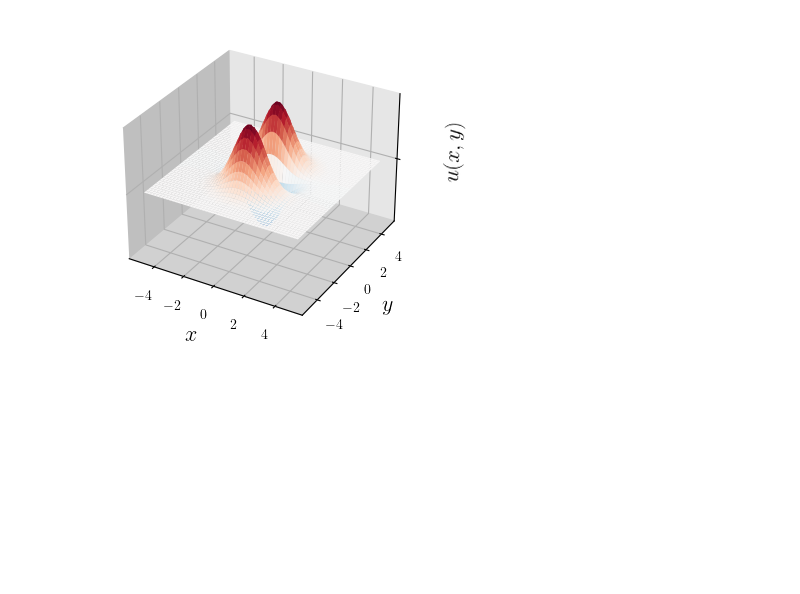
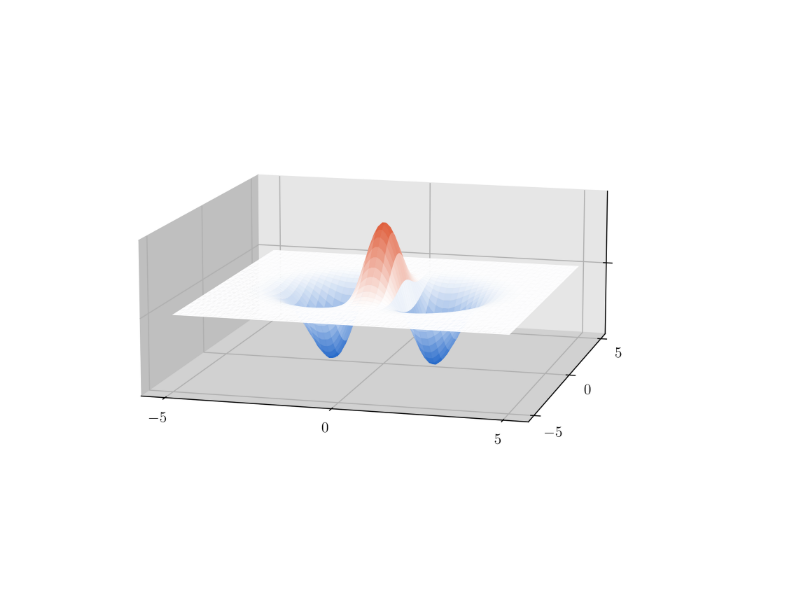
Before and after one commit to toonijn/PhD-thesis, a Jupyter notebook: img/chapter3/counting/woven.ipynb, the cells around one changed output. Drawn from its saved outputs; the diff is of its cells as text; code cells hidden in the pictures; blank space fills up the shorter version.

```diff
--- a/img/chapter3/counting/woven.ipynb
+++ b/img/chapter3/counting/woven.ipynb
@@ -9,7 +10,7 @@ V = lambda x, y: x*x + y*y
 s = Schrodinger2D(V, Rectangle(-5.5,5.5, -5.5,5.5), gridSize=[41,41], maxBasisSize=32)
 eigenfunctions = s.eigenfunctions(12)
 # %%
-xs = np.linspace(-5, 5, 200)
+xs = np.linspace(-5, 5, 100)
 ys = xs
 
 X, Y = np.meshgrid(xs, ys)
@@ -79,28 +80,28 @@ fig.savefig("harmonic.pdf", bbox_inches="tight")
 [figure]
 # %%
 import matplotlib.pyplot as plt
-from matplotlib.ticker import LinearLocator, StrMethodFormatter
 
-fig, ax = plt.subplots(1, 1,subplot_kw=dict(projection='3d'), figsize=(8, 4))
+fig, ax = plt.subplots(1, 1,subplot_kw=dict(projection='3d'), figsize=(8, 8), dpi=300)
 
-ax.w_xaxis.set_pane_color((.75, .75, .75, 1.0))
-ax.w_yaxis.set_pane_color((.9, .9, .9, 1.0))
-ax.w_zaxis.set_pane_color((.82, .82, .82, 1.0))
+ax.set_box_aspect((1, 1, 0.4))
+ugent.style_3d(ax)
 
-Z = fss[4]
+fs1 = 12
+Z = -fss[5]
 X, Y = np.meshgrid(xs, ys)
+ax.set_xticks([-5,0,5])
+ax.set_xticklabels(["$-5$", "$0$", "$5$"], fontsize=fs1)
+ax.set_yticks([-5,0,5])
+ax.set_yticklabels(["$-5$", "$0$", "$5$"], fontsize=fs1)
+
 ax.set_zlim(-1, 1)
-ax.zaxis.set_major_locator(LinearLocator(3))
-ax.xaxis.set_tick_params(labelsize=10)
-ax.yaxis.set_tick_params(labelsize=10)
-ax.zaxis.set_tick_params(labelsize=10)
 ax.set_zticks([0])
 ax.set_zticklabels([""])
-ax.set_xlabel('$x$', size=16)
-ax.set_ylabel('$y$', size=16)
-ax.set_zlabel('$u(x, y)$', size=16)
-ax.yaxis._axinfo['label']['space_factor'] = 0.0
-ax.plot_surface(X, Y, Z, cmap=plt.cm.RdBu_r, vmin=-1, vmax=1, alpha=1, linewidth=0, antialiased=True)
-fig.savefig("harmonic_3d.png", dpi=500, bbox_inches="tight")
+#ax.set_xlabel('$x$', size=16)
+#ax.set_ylabel('$y$', size=16)
+ax.view_init(elev=12, azim=-75)
+ax.plot_surface(X, Y, Z, cmap=ugent.RdBu.reversed(), vmin=-1, vmax=1, alpha=1, linewidth=0, antialiased=True)
+bbox = fig.bbox_inches.from_bounds(1.4, 2.3, 5.6, 3.2)
+fig.savefig("harmonic_3d.png", dpi=800, bbox_inches=bbox)
 # %% [output]
-[figure, old version]
+[figure, new version]
```
Also changed, not shown: parts of 1 cell of this notebook, 43 other files.
